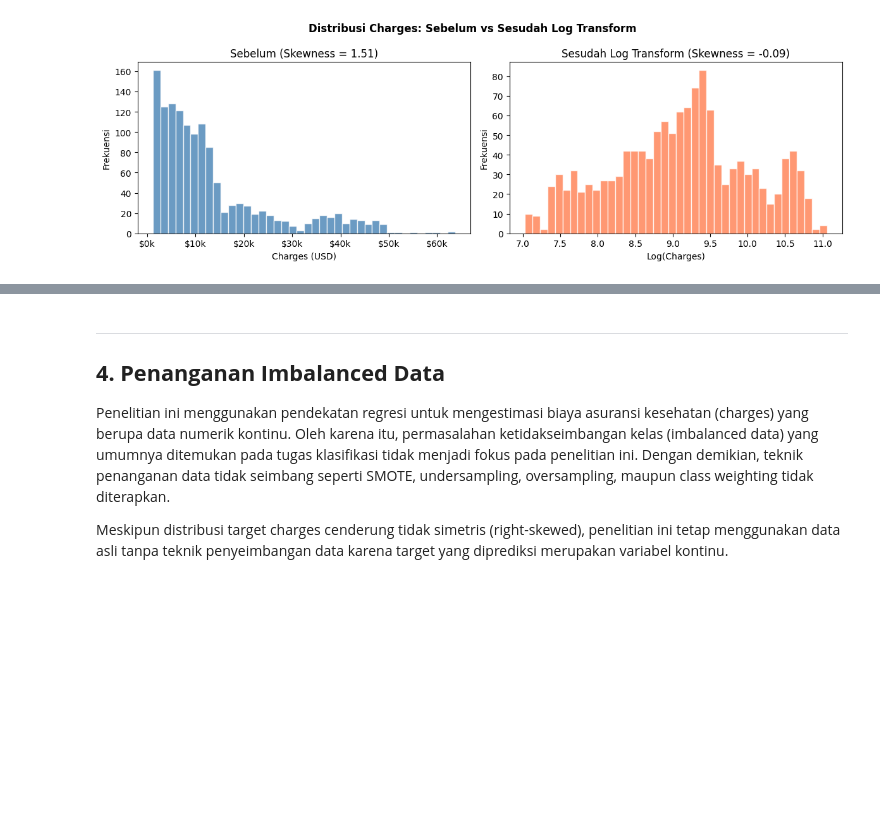
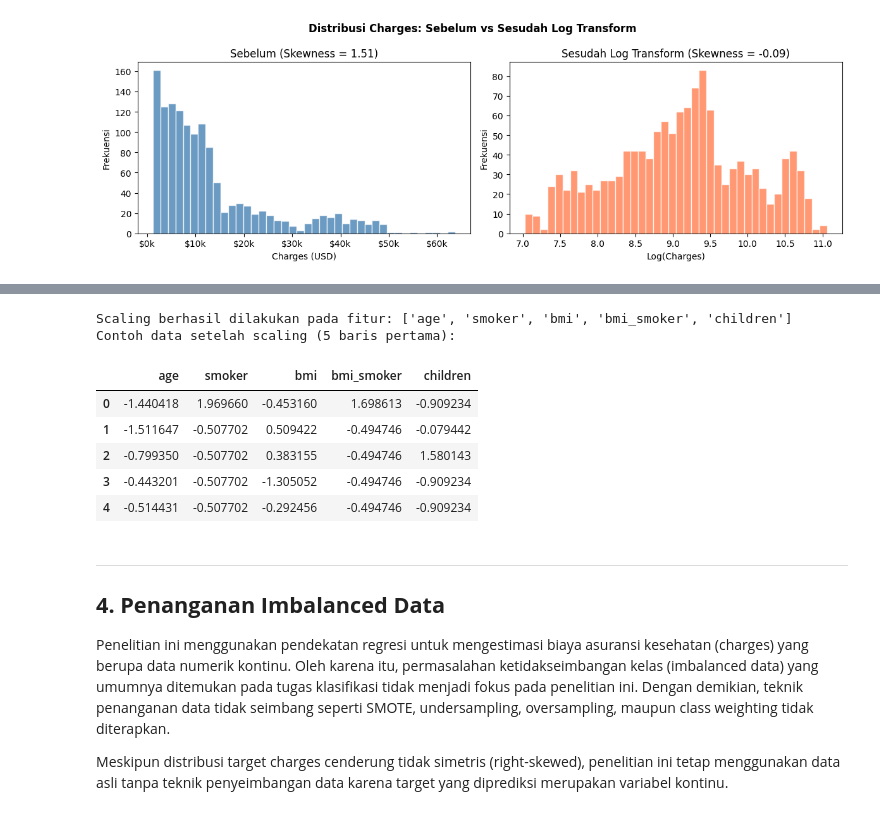
Before and after one commit to flynnight/Tubes-Siscer, a Jupyter notebook: ML_Medical_Insurance_Regresi.ipynb, the cells around one changed output, grey strips where cells are left out. Saved outputs shown, nothing was run; the diff lists cells and outputs as text; code cells hidden in the pictures; blank space fills up the shorter version.

```diff
--- a/ML_Medical_Insurance_Regresi.ipynb
+++ b/ML_Medical_Insurance_Regresi.ipynb
@@ -336,3 +349,22 @@ Shape X_scaled: (1337, 5)
+# %%
+# Inisialisasi Scaler
+scaler = StandardScaler()
+
+# Fitur yang akan di-scale (semua fitur input)
+X_scaled = scaler.fit_transform(X)
+
+print("Scaling berhasil dilakukan pada fitur:", X.columns.tolist())
+print("Contoh data setelah scaling (5 baris pertama):")
+display(pd.DataFrame(X_scaled, columns=X.columns).head())
+# %% [output]
+Scaling berhasil dilakukan pada fitur: ['age', 'smoker', 'bmi', 'bmi_smoker', 'children']
+Contoh data setelah scaling (5 baris pertama):
+|  | age | smoker | bmi | bmi_smoker | children |
+| 0 | -1.440418 | 1.969660 | -0.453160 | 1.698613 | -0.909234 |
+| 1 | -1.511647 | -0.507702 | 0.509422 | -0.494746 | -0.079442 |
+| 2 | -0.799350 | -0.507702 | 0.383155 | -0.494746 | 1.580143 |
+| 3 | -0.443201 | -0.507702 | -1.305052 | -0.494746 | -0.909234 |
+| 4 | -0.514431 | -0.507702 | -0.292456 | -0.494746 | -0.909234 |
 # %% [markdown]
 ---
 ## **4. Penanganan Imbalanced Data**
```
Also changed, not shown: parts of 41 cells of this notebook.
